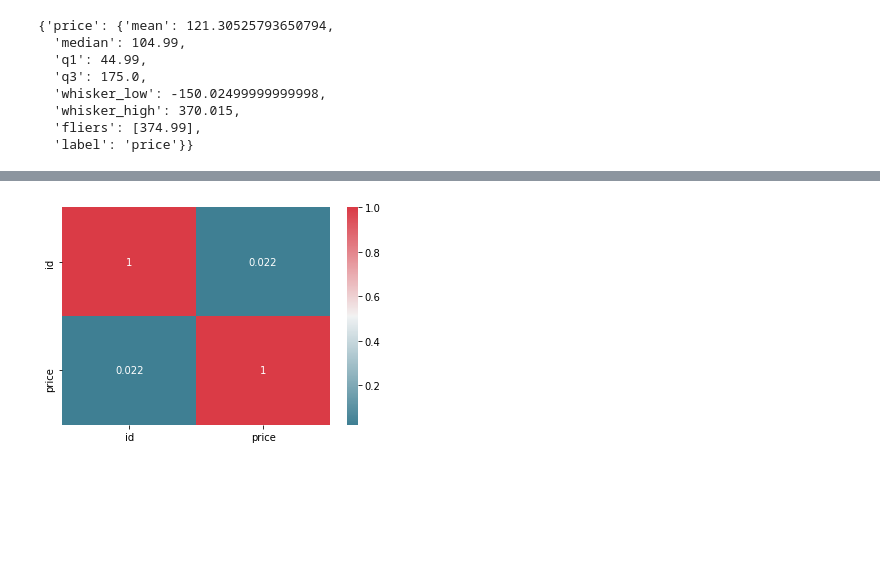
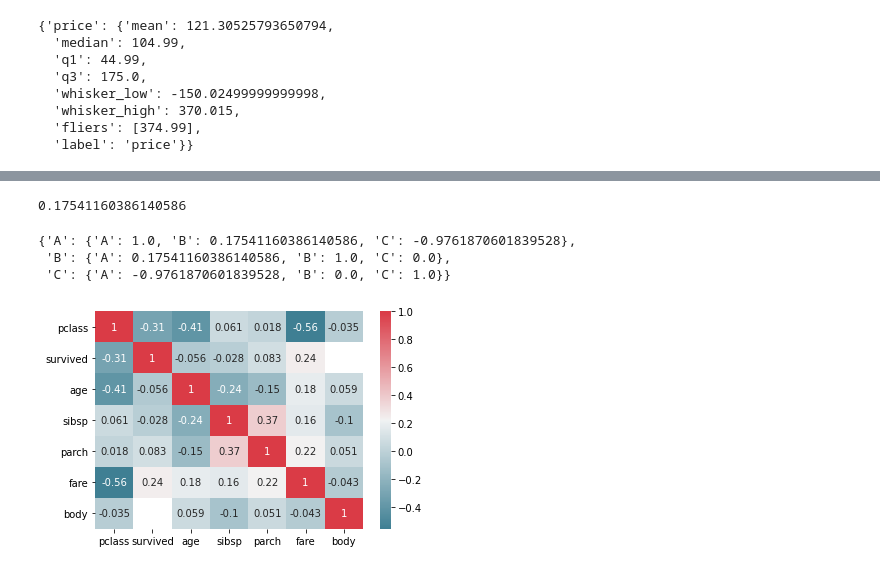
Before and after one commit to PacktPublishing/Data-Processing-with-Optimus, a Jupyter notebook: Chapter05/DataProcessingwithOptimus_Chapter05.ipynb, the cells around one changed output, grey strips where cells are left out. Cells and saved outputs as stored; diff of their text form; code cells hidden in the pictures; blank space fills up the shorter version.

```diff
--- a/Chapter05/DataProcessingwithOptimus_Chapter05.ipynb
+++ b/Chapter05/DataProcessingwithOptimus_Chapter05.ipynb
@@ -313,4 +314,16 @@ IndexError: list index out of range
+# %%
+df = op.create.dataframe(A=[1,2,3,4], B=[4,5,0,7], C=[-1,-2,-5,-6])
+df.cols.correlation(["A", "B"])
+# %% [output]
+0.17541160386140586
 # %%
-df.plot.correlation("*")
+df.cols.correlation("*")
 # %% [output]
-[figure, removed]
+{'A': {'A': 1.0, 'B': 0.17541160386140586, 'C': -0.9761870601839528},
+ 'B': {'A': 0.17541160386140586, 'B': 1.0, 'C': 0.0},
+ 'C': {'A': -0.9761870601839528, 'B': 0.0, 'C': 1.0}}
+# %%
+df = op.load.file("titanic3.xls")
+df.plot.correlation("*")
+# %% [output]
+[figure, added]
```
Also changed, not shown: parts of 37 cells of this notebook, 9 other files.
